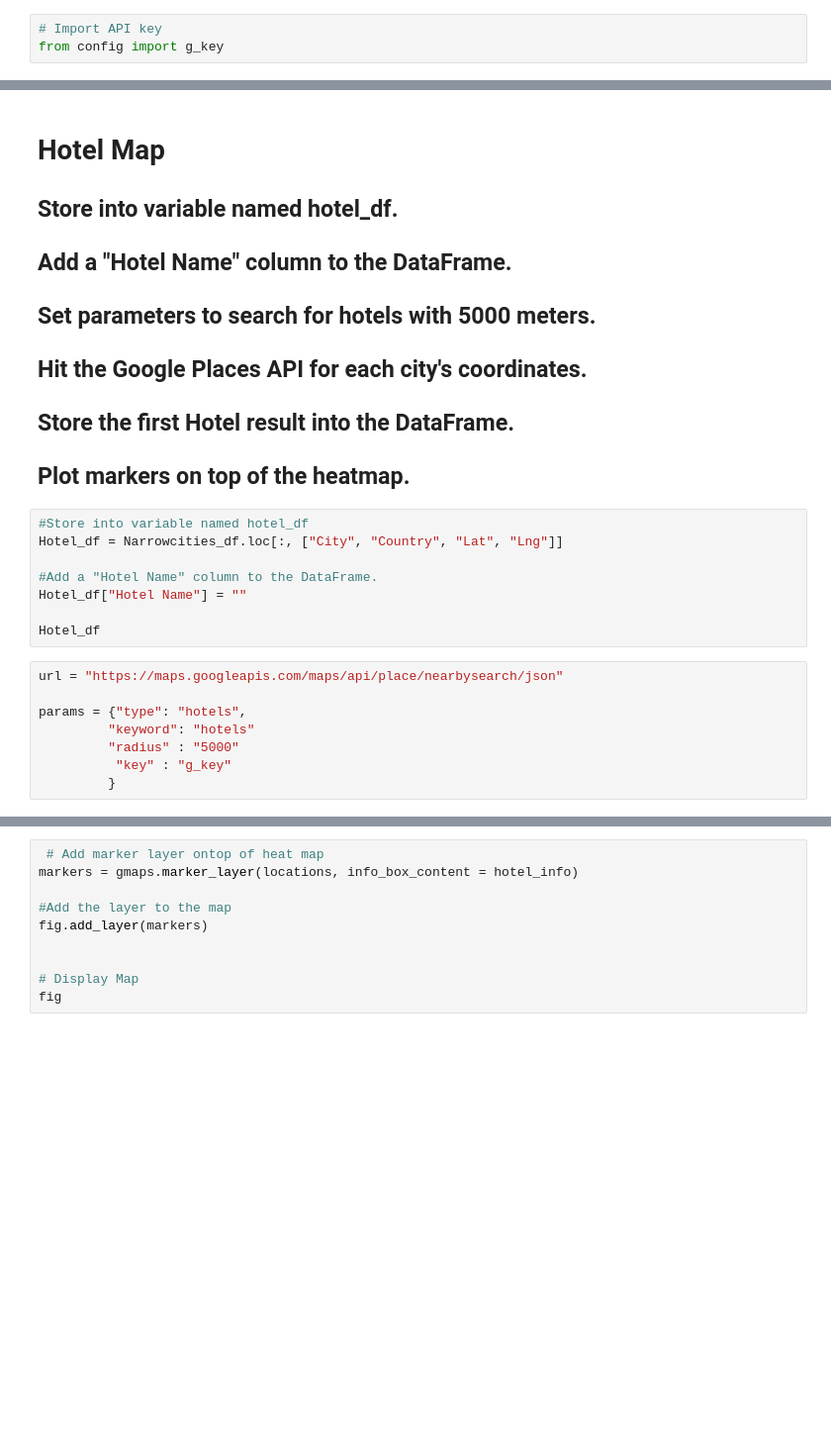
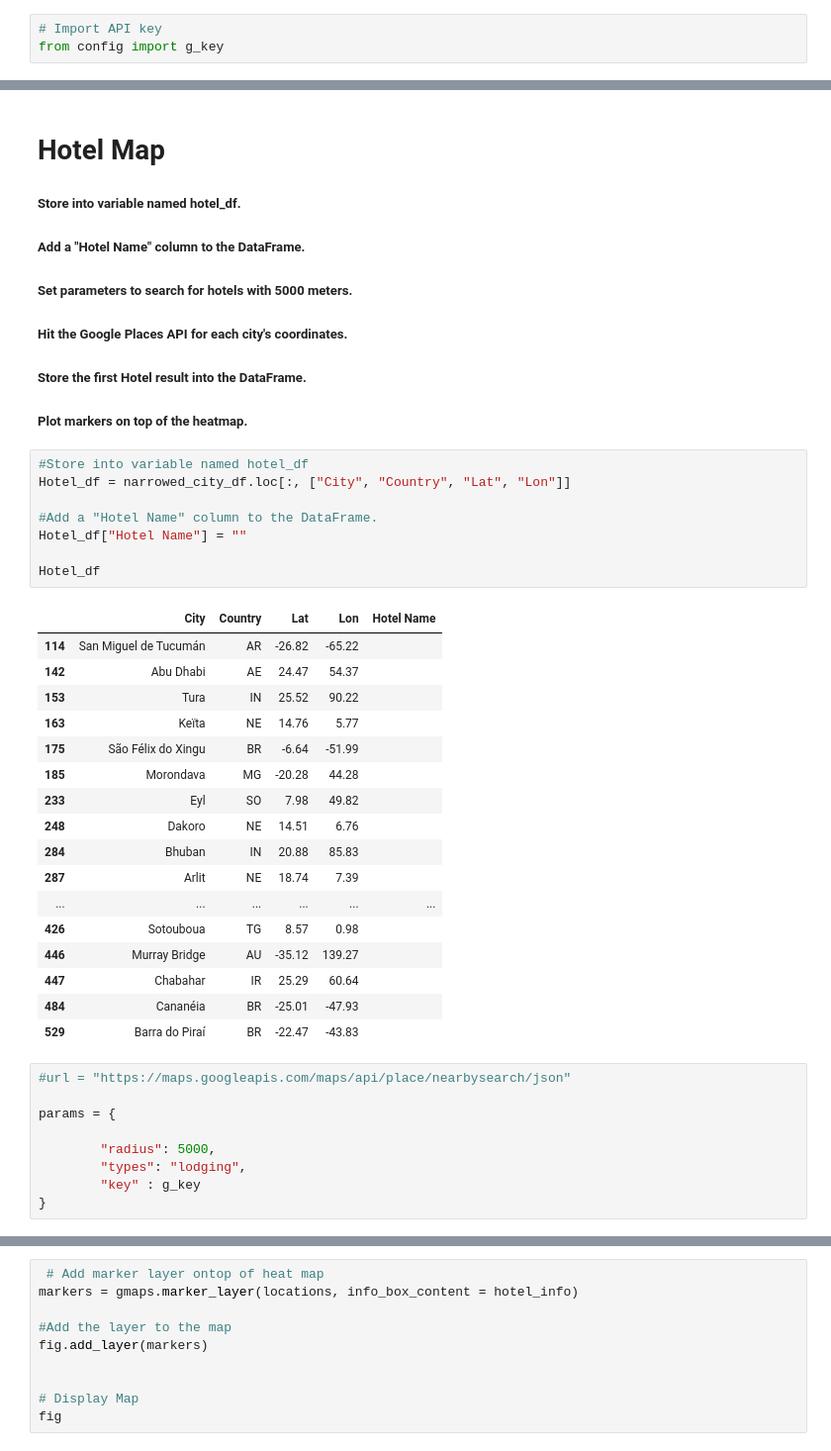
Before and after one commit to Harpreet1214/python-api-challenge, a Jupyter notebook: WeatherPy/VacationPy.ipynb, the cells around one changed output, grey strips where cells are left out. Shown at 99% size. Cells and saved outputs as stored; diff of their text form; blank space fills up the shorter version.

```diff
--- a/WeatherPy/VacationPy.ipynb
+++ b/WeatherPy/VacationPy.ipynb
@@ -76,25 +90,44 @@ Narrow_cities_df
 # %% [markdown]
  # Hotel Map
 
-## Store into variable named hotel_df.
-## Add a "Hotel Name" column to the DataFrame.
-## Set parameters to search for hotels with 5000 meters.
-## Hit the Google Places API for each city's coordinates.
-## Store the first Hotel result into the DataFrame.
-## Plot markers on top of the heatmap.
+##### Store into variable named hotel_df.
+##### Add a "Hotel Name" column to the DataFrame.
+##### Set parameters to search for hotels with 5000 meters.
+##### Hit the Google Places API for each city's coordinates.
+##### Store the first Hotel result into the DataFrame.
+##### Plot markers on top of the heatmap.
 # %%
 #Store into variable named hotel_df
-Hotel_df = Narrowcities_df.loc[:, ["City", "Country", "Lat", "Lng"]]
+Hotel_df = narrowed_city_df.loc[:, ["City", "Country", "Lat", "Lon"]]
 
 #Add a "Hotel Name" column to the DataFrame.
 Hotel_df["Hotel Name"] = ""
 
 Hotel_df
+# %% [output]
+|  | City | Country | Lat | Lon | Hotel Name |
+| 114 | San Miguel de Tucumán | AR | -26.82 | -65.22 |  |
+| 142 | Abu Dhabi | AE | 24.47 | 54.37 |  |
+| 153 | Tura | IN | 25.52 | 90.22 |  |
+| 163 | Keïta | NE | 14.76 | 5.77 |  |
+| 175 | São Félix do Xingu | BR | -6.64 | -51.99 |  |
+| 185 | Morondava | MG | -20.28 | 44.28 |  |
+| 233 | Eyl | SO | 7.98 | 49.82 |  |
+| 248 | Dakoro | NE | 14.51 | 6.76 |  |
+| 284 | Bhuban | IN | 20.88 | 85.83 |  |
+| 287 | Arlit | NE | 18.74 | 7.39 |  |
+| ... | ... | ... | ... | ... | ... |
+| 426 | Sotouboua | TG | 8.57 | 0.98 |  |
+| 446 | Murray Bridge | AU | -35.12 | 139.27 |  |
+| 447 | Chabahar | IR | 25.29 | 60.64 |  |
+| 484 | Cananéia | BR | -25.01 | -47.93 |  |
+| 529 | Barra do Piraí | BR | -22.47 | -43.83 |  |
 # %%
-url = "https://maps.googleapis.com/maps/api/place/nearbysearch/json"
+#url = "https://maps.googleapis.com/maps/api/place/nearbysearch/json"
 
-params = {"type": "hotels",
-         "keyword": "hotels"
-         "radius" : "5000"
-          "key" : "g_key"
-         }
+params = {
+
+        "radius": 5000,
+        "types": "lodging",
+        "key" : g_key
+}
```
Also changed, not shown: parts of 12 cells of this notebook, 1 other file.
